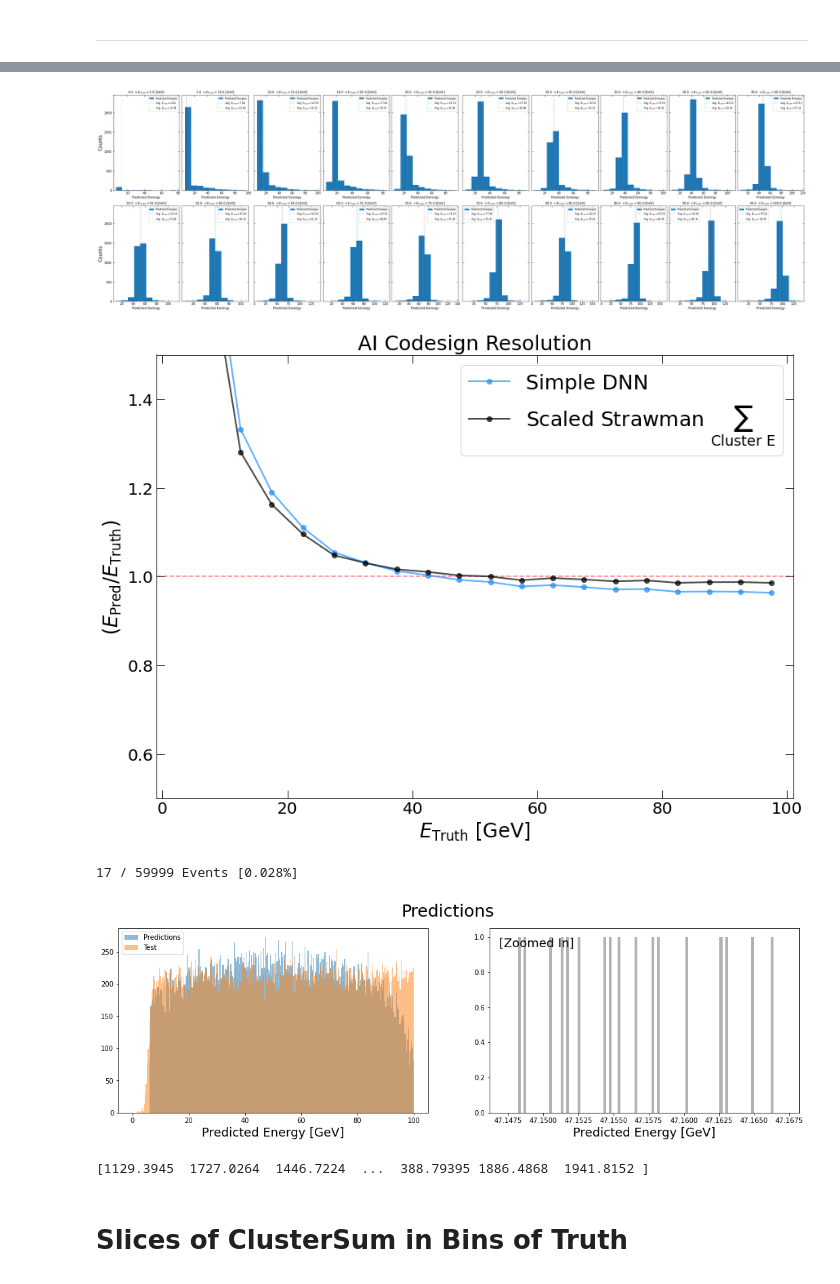
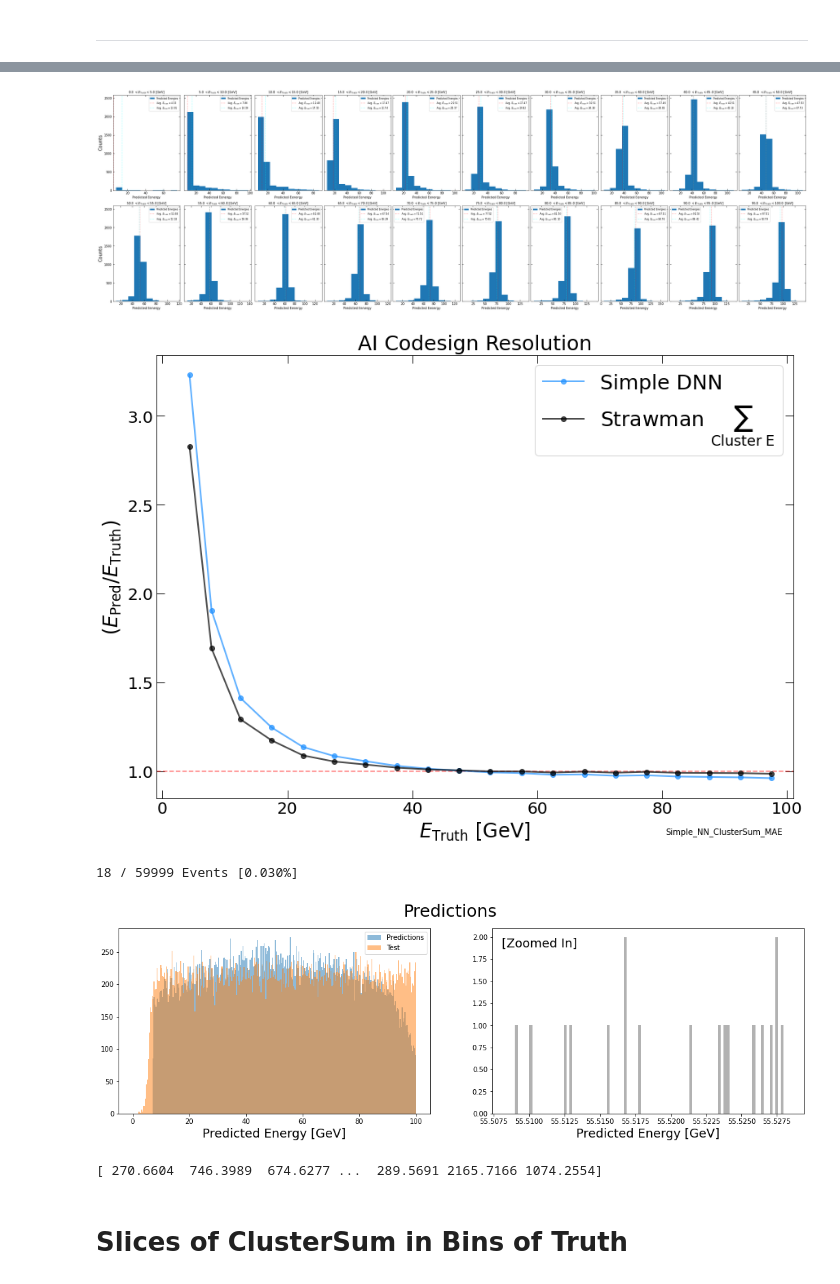
Before and after one commit to eiccodesign/regressiononly, a Jupyter notebook: Cluster_Sum_Regression.ipynb, the cells around one changed output, grey strips where cells are left out. Drawn from its saved outputs; the diff is of its cells as text; code cells hidden in the pictures.

Commit message:
strawman runs

```diff
--- a/Cluster_Sum_Regression.ipynb
+++ b/Cluster_Sum_Regression.ipynb
@@ -29,10 +29,9 @@ import tensorflow as tf
 # %% [markdown]
 ### Load the Data
 # %%
-filename = "2M_hcal_update.hdf5"
-#filename = 'rec_pionplus_300ke_1i.hdf5'
+filename = "2M_uncompressed.hdf5"
 
-label = "Simple_NN_ClusterSum"  #Replace with your own variation!
+label = "Simple_NN_ClusterSum_MAE"  #Replace with your own variation!
 path = "./"+label
 # %%
 #os.makedirs(path)
@@ -338,10 +337,13 @@ def get_res_scale(truth,test,N_Bins=20,min=0,max=100):
     #Scale = <test/truth>
     scale = test_over_truth/counter
 
-    return resolution,scale,avg_truth
+    return resolution,scale,avg_truth,slices
 # %%
-resolution, pred_over_truth, avg_truth = get_res_scale(Y_test,mypreds)
-strawman_res, strawman_scale, avg_truth = get_res_scale(Y_test,X_test)
+N_Bins = 20
+E_Bins = np.linspace(0,100,N_Bins+1)
+
+resolution, pred_over_truth, avg_truth,slices = get_res_scale(Y_test,mypreds)
+strawman_res, strawman_scale, avg_truth,strawman_slices = get_res_scale(Y_test,X_test)
 # %%
 fig=plt.figure(figsize=(14,10))
 plt.title("AI Codesign Resolution",fontsize=25)
@@ -373,9 +375,9 @@ plt.savefig("%s/resolution_plot.pdf"%(path))
 # %%
-fig,axs = plt.subplots(int(N/10),10, figsize=(32, 10),sharex=False,sharey=True,constrained_layout=True)
-for i in range(N):
+fig,axs = plt.subplots(int(N_Bins/10),10, figsize=(32, 10),sharex=False,sharey=True,constrained_layout=True)
+for i in range(N_Bins):
     row = int(i/10)
     col = i%10
-    if(row==int(N/10)): continue
+    if(row==int(N_Bins/10)): continue
     ax = axs[row,col]
 
     if (col==0):
@@ -392,39 +394,40 @@ for i in range(N):
     ax.tick_params(direction='in',right=True,top=True,length=5)
 plt.savefig("%s/resolutions_slices.pdf"%(path))
 # %% [output]
-[figure, old version]
+[figure, new version]
 # %%
 fig=plt.figure(figsize=(14,10))
 plt.title("AI Codesign Resolution",fontsize=25)
 plt.ylabel("$(E_\mathrm{Pred}/E_\mathrm{Truth})$",fontsize=24)
 plt.xlabel("$E_\mathrm{Truth}$ [GeV]",fontsize=24)
 plt.xticks(fontsize=20)
 plt.yticks(fontsize=20)
 plt.tick_params(direction='in',right=True,top=True,length=10)
 plt.axhline(y=1.0, color='r', linestyle='--',alpha=0.5)#plt.ylim(-0.02,0.4)
-plt.ylim(0.5,1.5)
+#plt.ylim(0.5,1.5)
 plt.xlim(-1,101)
-errors = 1.0/(np.sqrt(2*counter-2))*stdev_pred
+#errors = 1.0/(np.sqrt(2*counter-2))*stdev_pred
 ax = plt.subplot(1,1,1)
 first_bin = 0
-last_bin = N
+last_bin = N_Bins
 plt.errorbar(avg_truth[first_bin:last_bin],pred_over_truth[first_bin:last_bin],#yerr=errors[first_bin:last_bin],
              linestyle="-",linewidth=2.0,capsize=4,capthick=1.2,elinewidth=1.2,
              ecolor='black',marker="o",color='dodgerblue',alpha=0.7,label="Simple DNN")
 
 
 #Strawman
-scale = strawman_over_truth[int(len(strawman_over_truth)/2)] #Scale to mid point, what NN should learn
+scale = strawman_scale[int(len(strawman_scale)/2)] #Scale to mid point, what NN should learn
 plt.errorbar(avg_truth[first_bin:last_bin],strawman_scale[first_bin:last_bin]/scale,
              linestyle="-",linewidth=2.0,capsize=4,capthick=1.2,elinewidth=1.2,ecolor='black',
-             marker="o",color='black',alpha=0.7,label="Scaled Strawman $\sum_\mathrm{Cluster\ E}$")
+             marker="o",color='black',alpha=0.7,label="Strawman $\sum_\mathrm{Cluster\ E}$")
 
 plt.legend(fontsize=25)
+plt.text(0.8,-0.08,label,transform=ax.transAxes,fontsize=10)
 
 
 plt.savefig("%s/scale_plot.pdf"%(path))
 # %% [output]
-[figure, old version]
+[figure, new version]
 # %%
 #Find the peak and zoom in
 fig = plt.figure(figsize=(18,5))
@@ -445,12 +448,12 @@ mask = np.where(np.logical_and(mypreds>=bins[maxbin]-0.01, mypreds<=bins[maxbin]
 _ = plt.hist(mypreds[mask],alpha=.3,color="black",bins=zoom)
 print("%i / %i Events"%(len(mask),len(mypreds)),"[{:.3%}]".format( (len(mask)/len(mypreds)) ) )
 # %% [output]
-17 / 59999 Events [0.028%]
+18 / 59999 Events [0.030%]
-[figure, old version]
+[figure, new version]
 # %%
 print(X_test)
 # %% [output]
-[1129.3945  1727.0264  1446.7224  ...  388.79395 1886.4868  1941.8152 ]
+[ 270.6604  746.3989  674.6277 ...  289.5691 2165.7166 1074.2554]
 # %% [markdown]
 # Slices of ClusterSum in Bins of Truth
 # %%
```
Also changed, not shown: parts of 12 cells of this notebook.
